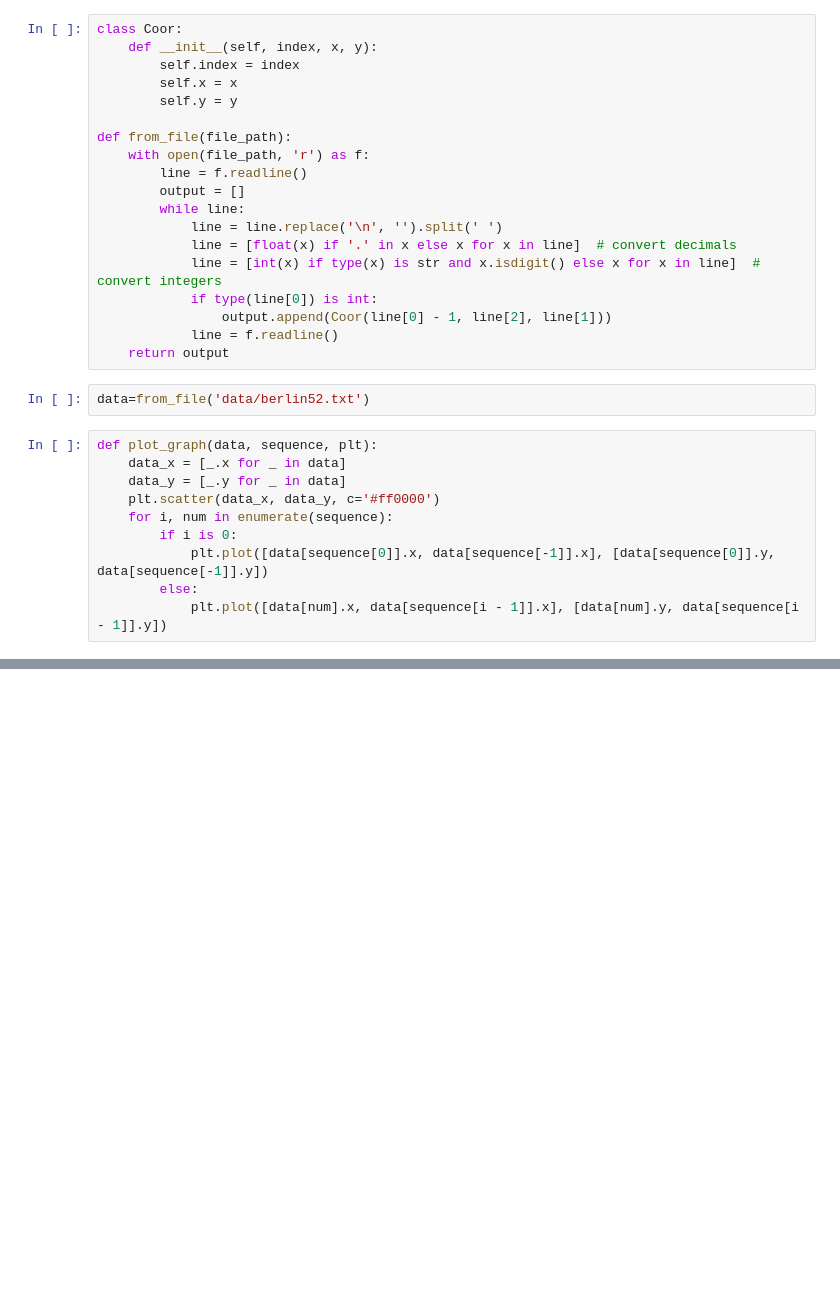
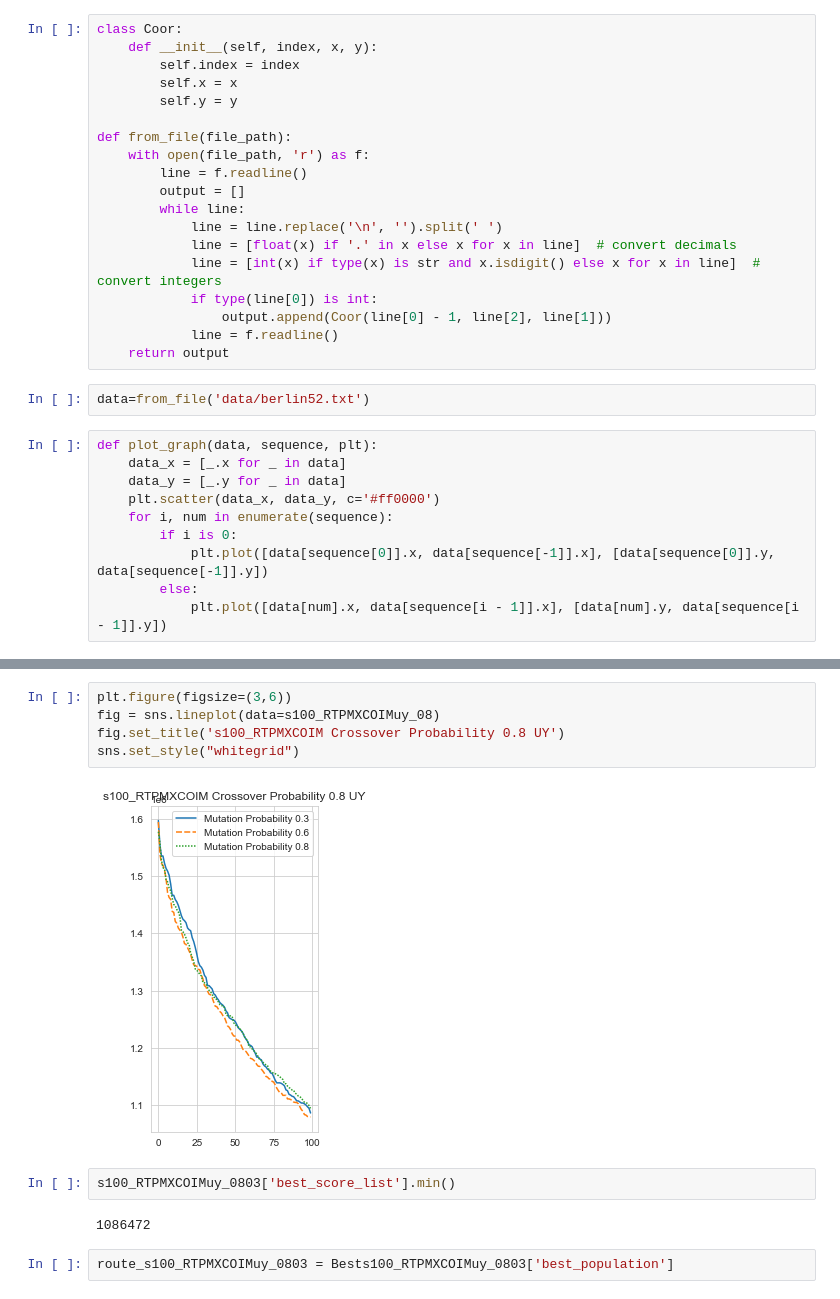
Before and after one commit to luisfernandoagottani/TSP_with_genetic_algorithm, a Jupyter notebook: Plot_results.ipynb, the cells around one changed output, grey strips where cells are left out. Cells and saved outputs as stored; diff of their text form; blank space fills up the shorter version.

```diff
--- a/Plot_results.ipynb
+++ b/Plot_results.ipynb
@@ -543,0 +573,13 @@ route_s100_SATPMXCOIM_0803.to_list()
+# %%
+plt.figure(figsize=(3,6))
+fig = sns.lineplot(data=s100_RTPMXCOIMuy_08)
+fig.set_title('s100_RTPMXCOIM Crossover Probability 0.8 UY')
+sns.set_style("whitegrid")
+# %% [output]
+[figure, added]
+# %%
+s100_RTPMXCOIMuy_0803['best_score_list'].min()
+# %% [output]
+1086472
+# %%
+route_s100_RTPMXCOIMuy_0803 = Bests100_RTPMXCOIMuy_0803['best_population']
```
Also changed, not shown: parts of 42 cells of this notebook, 10 other files.
